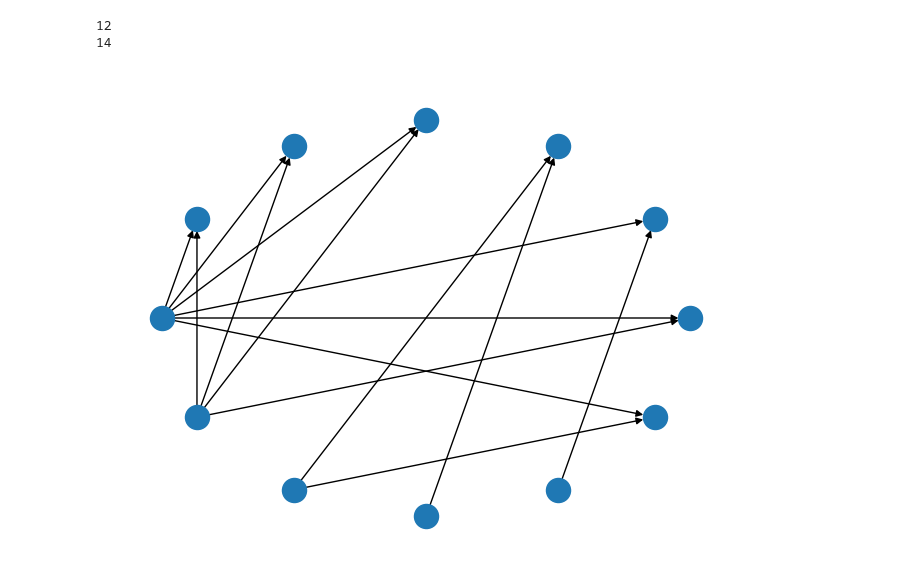
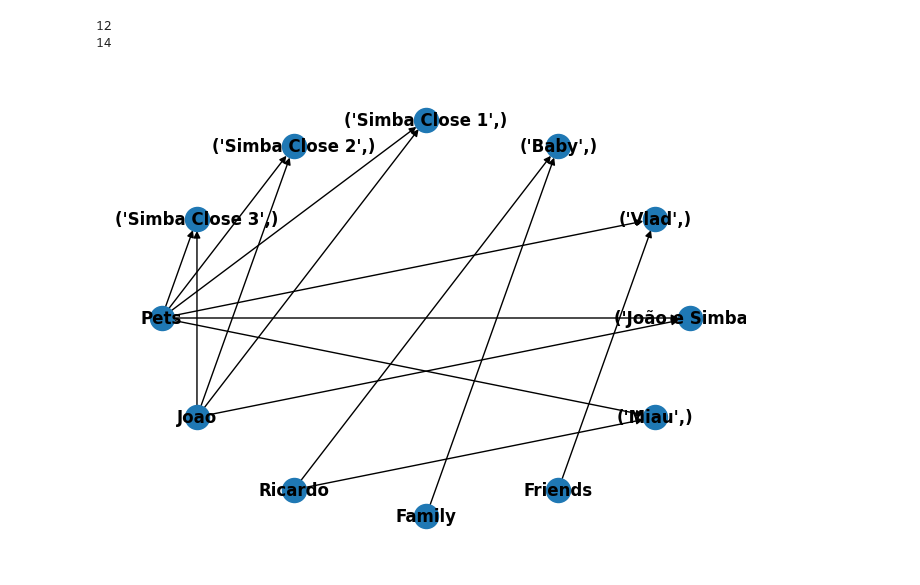
Before and after one commit to aslirou/TCC, a Jupyter notebook: ProvaDeConceito.ipynb, the cells around one changed output. Saved outputs shown, nothing was run; the diff lists cells and outputs as text; code cells hidden in the pictures.

```diff
--- a/ProvaDeConceito.ipynb
+++ b/ProvaDeConceito.ipynb
@@ -22,7 +22,7 @@ def loadInGraph(dataset,G,labels):
         labels.update({image:label})
 # %%
 # Caminho
-data_path = 'images'
+data_path = './images/'
 
 # Tranformar em Tensor sem modificar as imagens
 transform = transforms.Compose([
@@ -41,4 +41,4 @@ labels = {}
 loadInGraph(dataset,G,labels)
 
 # Mostrar imagens
-showImg(G)
+# showImg(G)
@@ -58,6 +50,12 @@ DG.add_node('Joao')
 DG.add_node('Ricardo')
 DG.add_node('Family')
 DG.add_node('Friends')
+
+G_Pet = nx.Graph()
+G_Jao = nx.Graph()
+G_Ric = nx.Graph()
+G_Fam = nx.Graph()
+G_Fri = nx.Graph()
 # %%
 i = 0
 for image, label in dataset:
@@ -93,9 +147,9 @@ for image, label in dataset:
     i += 1
 # %%
-nx.draw_shell(DG, with_labels=False, font_weight='bold')
+nx.draw_shell(DG, with_labels=True, font_weight='bold')
 print(DG.number_of_nodes())
 print(DG.number_of_edges())
 # %% [output]
 12
 14
-[figure, old version]
+[figure, new version]
```
Also changed, not shown: parts of 4 cells of this notebook.
